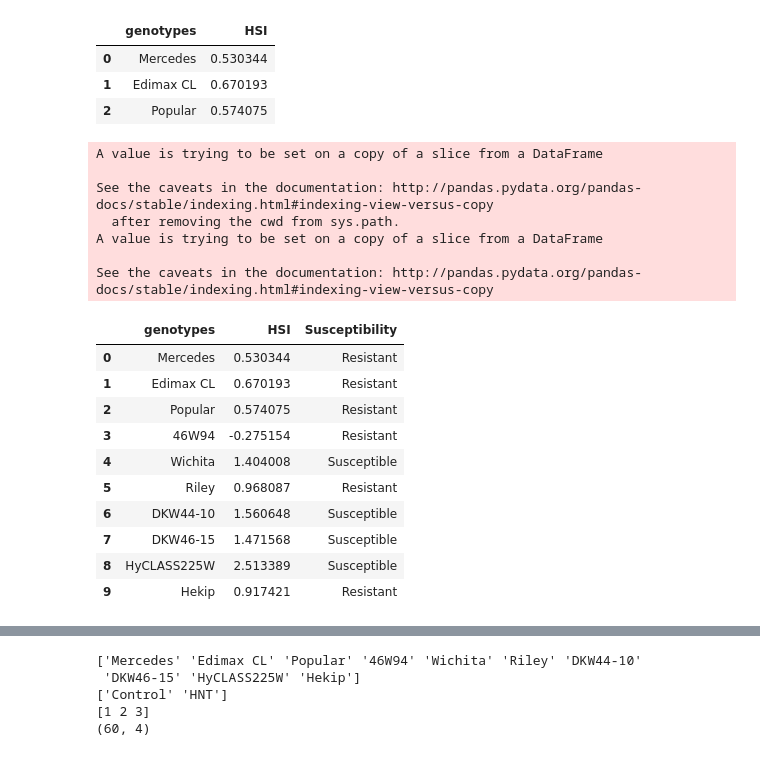
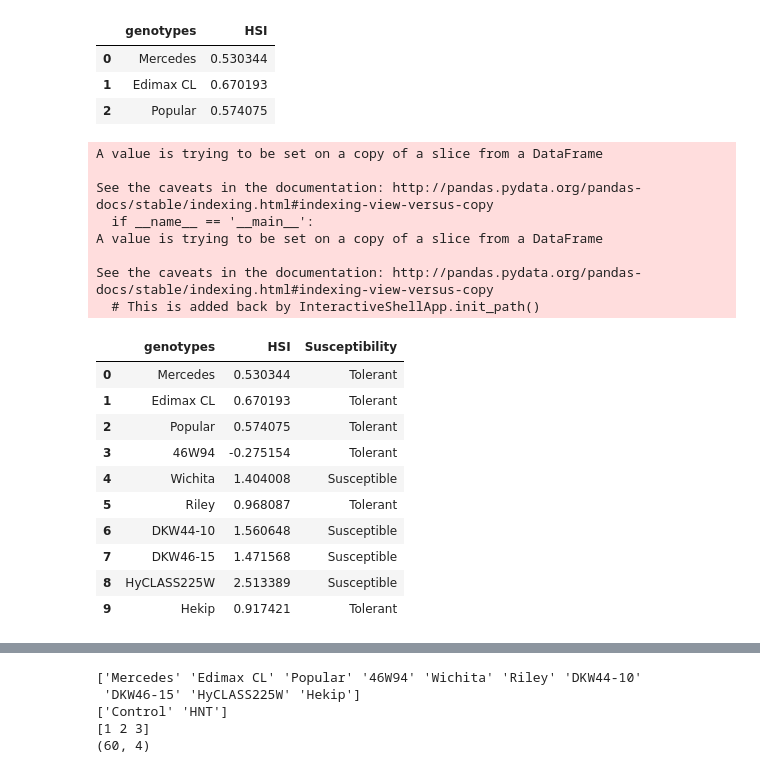
Before and after one commit to pokharelmeg/Semester-Project, a Jupyter notebook: heat_index_calculation.ipynb, the cells around one changed output, grey strips where cells are left out. Cells and saved outputs as stored; diff of their text form; code cells hidden in the pictures.

```diff
--- a/heat_index_calculation.ipynb
+++ b/heat_index_calculation.ipynb
@@ -109,8 +107,8 @@ HSI_values
  2.513388693985206,
  0.9174214172624241]
 # %%
-HSI_table = pd.DataFrame(list(zip(genotypes, HSI_values)),
-               columns =['genotypes', 'HSI'])
+# Merging two lists, genotypes and corresponding HSI values in to a data frame
+HSI_table = pd.DataFrame(list(zip(genotypes, HSI_values)), columns =['genotypes', 'HSI'])
 HSI_table.head(3)
 # %% [output]
 |  | genotypes | HSI |
@@ -118,29 +116,35 @@ HSI_table.head(3)
 | 1 | Edimax CL | 0.670193 |
 | 2 | Popular | 0.574075 |
 # %%
-HSI_table.insert(2,"Susceptibility", "")
+# For loop for assigning or identifying heat susceptibility in canola genotypes based on previous calculated HSI values
+HSI_table.insert(2,"Susceptibility", "")          # Insert a column, named 'Susceptibility' to the dataframe
+
+# HSI < 1 is considered as tolerant and HSI > 1 is considered as susceptible,
+# So, this code separates all genotypes in to tolerant and susceptible based on HSI values
+
 for x in range(0,len(HSI_table)):
     if HSI_table.HSI[x] < 1:
-        HSI_table.Susceptibility[x] = "Resistant"
+        HSI_table.Susceptibility[x] = "Tolerant"
     else:
         HSI_table.Susceptibility[x] = "Susceptible"
 HSI_table
 # %% [output]
 A value is trying to be set on a copy of a slice from a DataFrame
 
 See the caveats in the documentation: http://pandas.pydata.org/pandas-docs/stable/indexing.html#indexing-view-versus-copy
-  after removing the cwd from sys.path.
+  if __name__ == '__main__':
 A value is trying to be set on a copy of a slice from a DataFrame
 
 See the caveats in the documentation: http://pandas.pydata.org/pandas-docs/stable/indexing.html#indexing-view-versus-copy
+  # This is added back by InteractiveShellApp.init_path()
 |  | genotypes | HSI | Susceptibility |
-| 0 | Mercedes | 0.530344 | Resistant |
-| 1 | Edimax CL | 0.670193 | Resistant |
-| 2 | Popular | 0.574075 | Resistant |
-| 3 | 46W94 | -0.275154 | Resistant |
+| 0 | Mercedes | 0.530344 | Tolerant |
+| 1 | Edimax CL | 0.670193 | Tolerant |
+| 2 | Popular | 0.574075 | Tolerant |
+| 3 | 46W94 | -0.275154 | Tolerant |
 | 4 | Wichita | 1.404008 | Susceptible |
-| 5 | Riley | 0.968087 | Resistant |
+| 5 | Riley | 0.968087 | Tolerant |
 | 6 | DKW44-10 | 1.560648 | Susceptible |
 | 7 | DKW46-15 | 1.471568 | Susceptible |
 | 8 | HyCLASS225W | 2.513389 | Susceptible |
-| 9 | Hekip | 0.917421 | Resistant |
+| 9 | Hekip | 0.917421 | Tolerant |
```
Also changed, not shown: parts of 10 cells of this notebook.
